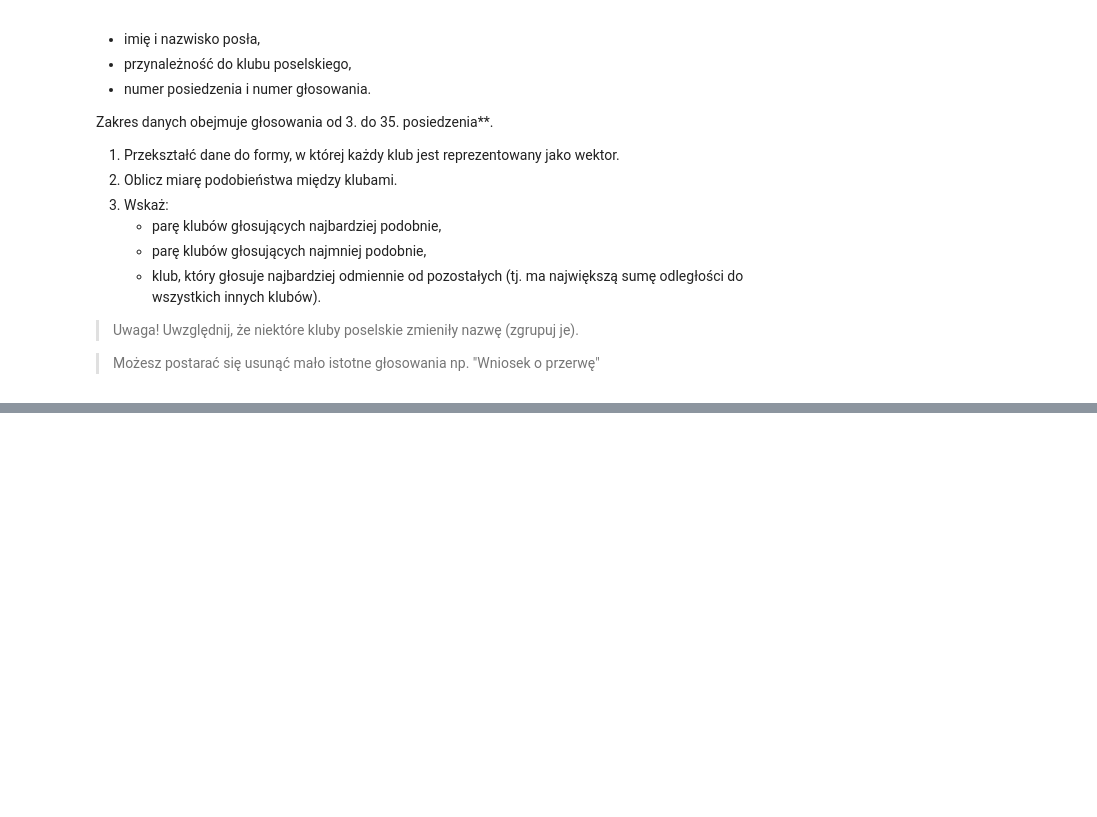
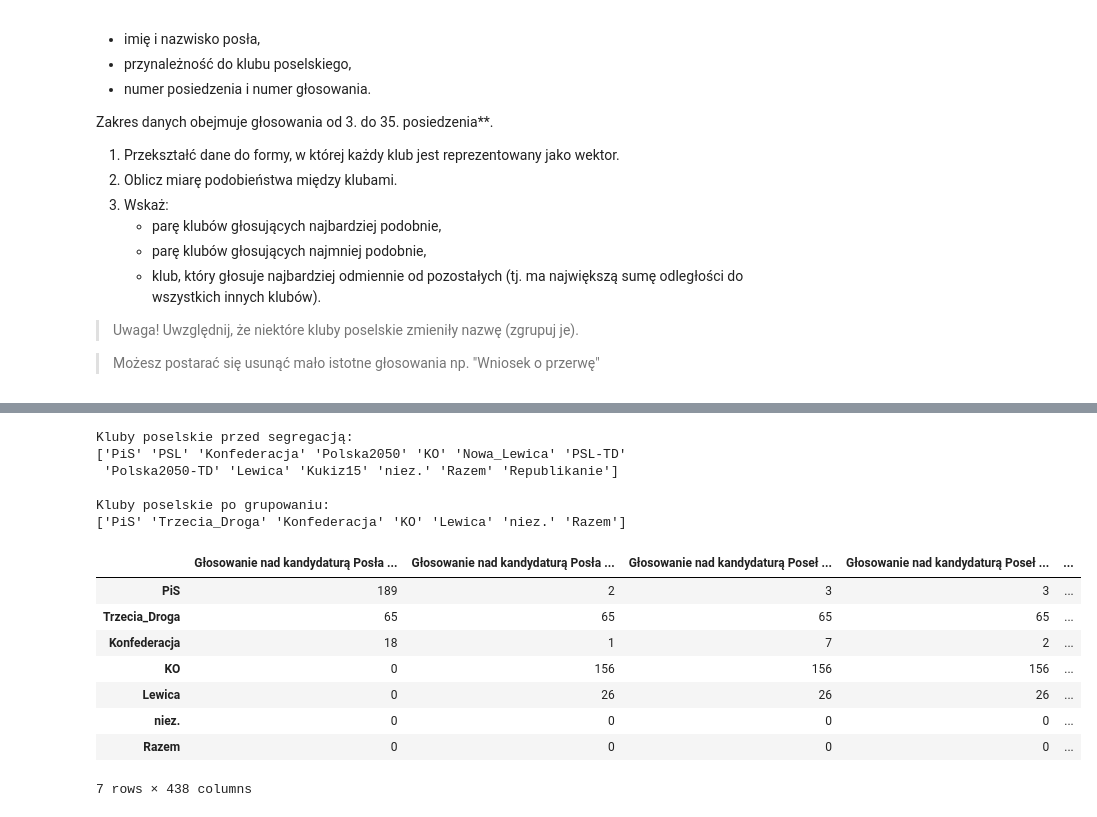
Before and after one commit to Jvsin/ai-studies, a Jupyter notebook: amum2025/Lab10/Lab10.ipynb, the cells around one changed output, grey strips where cells are left out. Drawn from its saved outputs; the diff is of its cells as text; code cells hidden in the pictures; blank space fills up the shorter version.

```diff
--- a/amum2025/Lab10/Lab10.ipynb
+++ b/amum2025/Lab10/Lab10.ipynb
@@ -275,0 +383,60 @@ Zakres danych obejmuje głosowania od 3. do 35. posiedzenia**.
+# %%
+clubs = data['klub'].unique()
+print("\nKluby poselskie przed segregacją:")
+print(clubs)
+
+data['klub'] = data['klub'].replace(
+    {'Polska2050': 'Trzecia_Droga', 'PSL': 'Trzecia_Droga', 'Polska2050-TD': 'Trzecia_Droga', 'PSL-TD': 'Trzecia_Droga',
+     'Nowa_Lewica': 'Lewica', 'Republikanie': 'PiS', 'Kukiz15': 'PiS'}
+)
+print("\nKluby poselskie po grupowaniu: ")
+print(data['klub'].unique())
+clubs = data['klub'].unique()
+# %% [output]
+Kluby poselskie przed segregacją:
+['PiS' 'PSL' 'Konfederacja' 'Polska2050' 'KO' 'Nowa_Lewica' 'PSL-TD'
+ 'Polska2050-TD' 'Lewica' 'Kukiz15' 'niez.' 'Razem' 'Republikanie']
+
+Kluby poselskie po grupowaniu:
+['PiS' 'Trzecia_Droga' 'Konfederacja' 'KO' 'Lewica' 'niez.' 'Razem']
+# %%
+# Przygotuj listę unikalnych tematów głosowań
+tematy = data['temat'].unique()
+
+# Przygotuj macierz: wiersze - kluby, kolumny - tematy, wartości - liczba głosów "ZA" w danym klubie dla danego tematu
+kluby = clubs
+tematy_lista = list(tematy)
+
+# Tworzymy DataFrame: indeks - kluby, kolumny - tematy
+wyniki = pd.DataFrame(0, index=kluby, columns=tematy_lista)
+
+# Zliczamy głosy "ZA" dla każdego klubu i tematu
+for temat in tematy_lista:
+    df_temat = data[data['temat'] == temat]
+    for klub in kluby:
+        wyniki.at[klub, temat] = df_temat[df_temat['klub'] == klub].shape[0]
+
+# Przygotuj macierz: wiersze - kluby, kolumny - tematy, wartości - procent głosów "ZA"
+procent_za = pd.DataFrame(index=kluby, columns=tematy_lista)
+
+for temat in tematy_lista:
+    df_temat = data[data['temat'] == temat]
+    for klub in kluby:
+        df_klub = df_temat[df_temat['klub'] == klub]
+        liczba_za = df_klub[df_klub['glos'] == 'YES'].shape[0]
+        liczba_wszystkich = df_klub.shape[0]
+        procent = (liczba_za / liczba_wszystkich * 100) if liczba_wszystkich > 0 else None
+        procent_za.at[klub, temat] = procent
+
+# procent_za
+wyniki
+# %% [output]
+|  | Głosowanie nad kandydaturą Posła ... | Głosowanie nad kandydaturą Posła ... | Głosowanie nad kandydaturą Poseł ... | Głosowanie nad kandydaturą Poseł ... | ... |
+| PiS | 189 | 2 | 3 | 3 | ... |
+| Trzecia_Droga | 65 | 65 | 65 | 65 | ... |
+| Konfederacja | 18 | 1 | 7 | 2 | ... |
+| KO | 0 | 156 | 156 | 156 | ... |
+| Lewica | 0 | 26 | 26 | 26 | ... |
+| niez. | 0 | 0 | 0 | 0 | ... |
+| Razem | 0 | 0 | 0 | 0 | ... |
+7 rows × 438 columns
```
Also changed, not shown: parts of 2 cells of this notebook.
